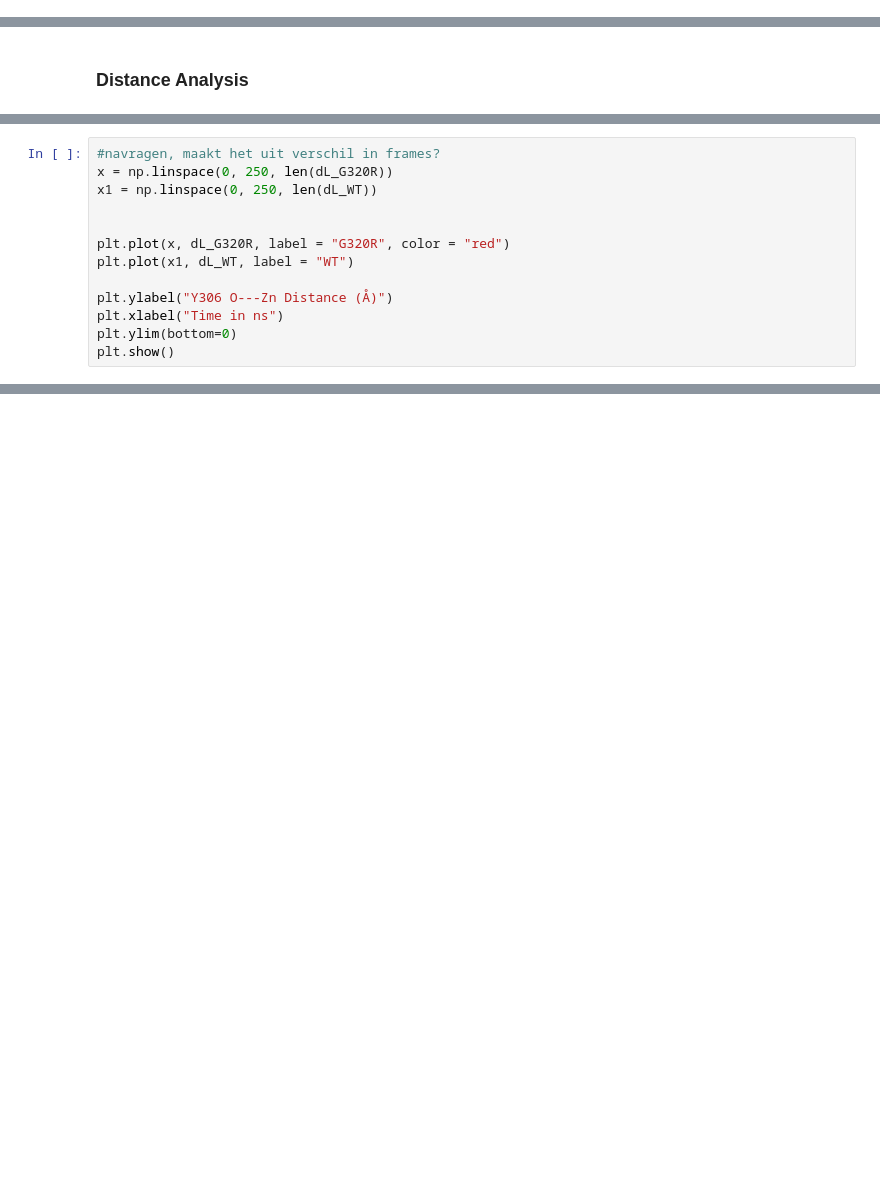
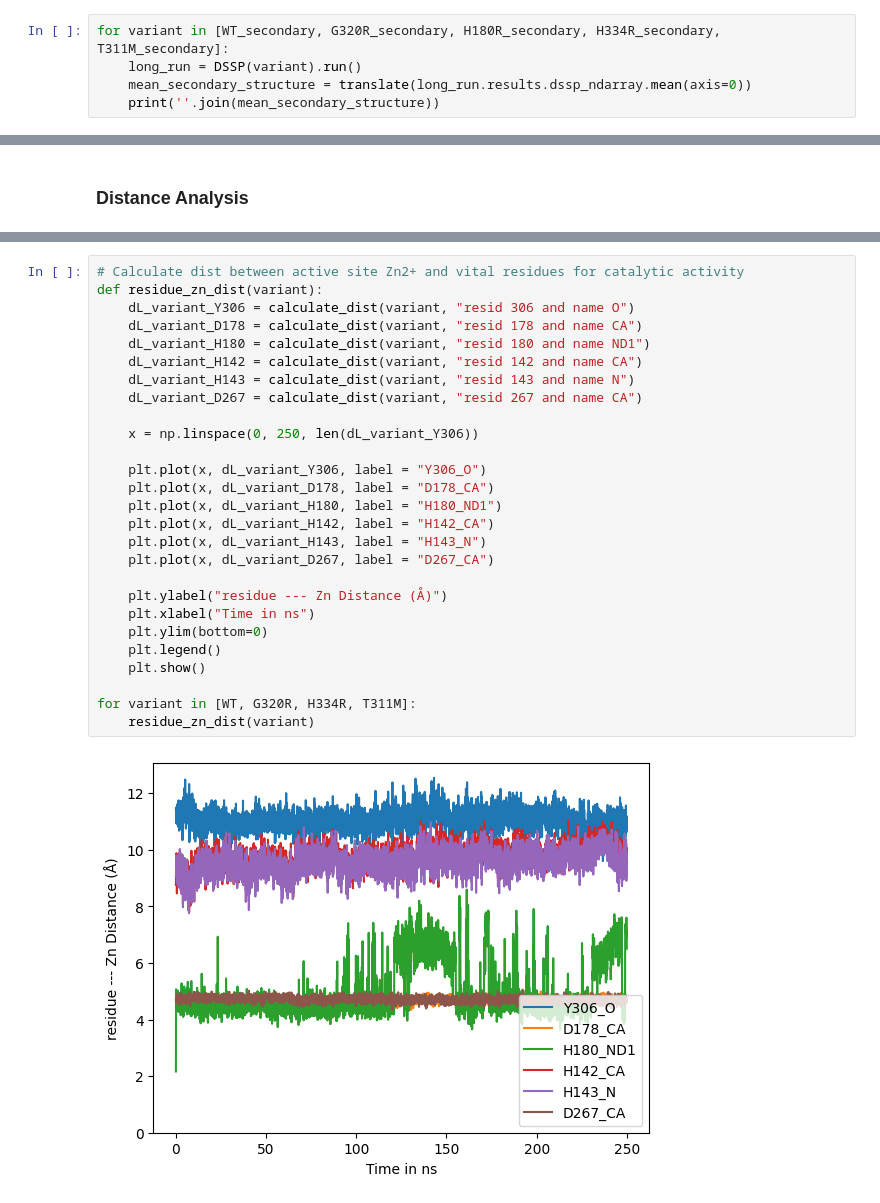
Before and after one commit to YamilaTimmer/molecular-dynamics-HDAC8, a Jupyter notebook: molecular-dynamics-HDAC8.ipynb, the cells around one changed output, grey strips where cells are left out. Cells and saved outputs as stored; diff of their text form; blank space fills up the shorter version.

```diff
--- a/molecular-dynamics-HDAC8.ipynb
+++ b/molecular-dynamics-HDAC8.ipynb
@@ -202,0 +255,5 @@ plt.legend()
+# %%
+for variant in [WT_secondary, G320R_secondary, H180R_secondary, H334R_secondary, T311M_secondary]:
+    long_run = DSSP(variant).run()
+    mean_secondary_structure = translate(long_run.results.dssp_ndarray.mean(axis=0))
+    print(''.join(mean_secondary_structure))
@@ -227,13 +263,0 @@ dL_WT, time_WT = calculate_dist("../variants/WT-1/output/WT-1-ion.pdb", "../vari
-# %%
-#navragen, maakt het uit verschil in frames?
-x = np.linspace(0, 250, len(dL_G320R))
-x1 = np.linspace(0, 250, len(dL_WT))
-
-
-plt.plot(x, dL_G320R, label = "G320R", color = "red")
-plt.plot(x1, dL_WT, label = "WT")
-
-plt.ylabel("Y306 O---Zn Distance (Å)")
-plt.xlabel("Time in ns")
-plt.ylim(bottom=0)
-plt.show()
@@ -254,0 +320,29 @@ G320R - active site dist = 21.7 a
+# %%
+# Calculate dist between active site Zn2+ and vital residues for catalytic activity
+def residue_zn_dist(variant):
+    dL_variant_Y306 = calculate_dist(variant, "resid 306 and name O")
+    dL_variant_D178 = calculate_dist(variant, "resid 178 and name CA")
+    dL_variant_H180 = calculate_dist(variant, "resid 180 and name ND1")
+    dL_variant_H142 = calculate_dist(variant, "resid 142 and name CA")
+    dL_variant_H143 = calculate_dist(variant, "resid 143 and name N")
+    dL_variant_D267 = calculate_dist(variant, "resid 267 and name CA")
+
+    x = np.linspace(0, 250, len(dL_variant_Y306))
+
+    plt.plot(x, dL_variant_Y306, label = "Y306_O")
+    plt.plot(x, dL_variant_D178, label = "D178_CA")
+    plt.plot(x, dL_variant_H180, label = "H180_ND1")
+    plt.plot(x, dL_variant_H142, label = "H142_CA")
+    plt.plot(x, dL_variant_H143, label = "H143_N")
+    plt.plot(x, dL_variant_D267, label = "D267_CA")
+
+    plt.ylabel("residue --- Zn Distance (Å)")
+    plt.xlabel("Time in ns")
+    plt.ylim(bottom=0)
+    plt.legend()
+    plt.show()
+
+for variant in [WT, G320R, H334R, T311M]:
+    residue_zn_dist(variant)
+# %% [output]
+[figure, added]
```
Also changed, not shown: parts of 39 cells of this notebook.
